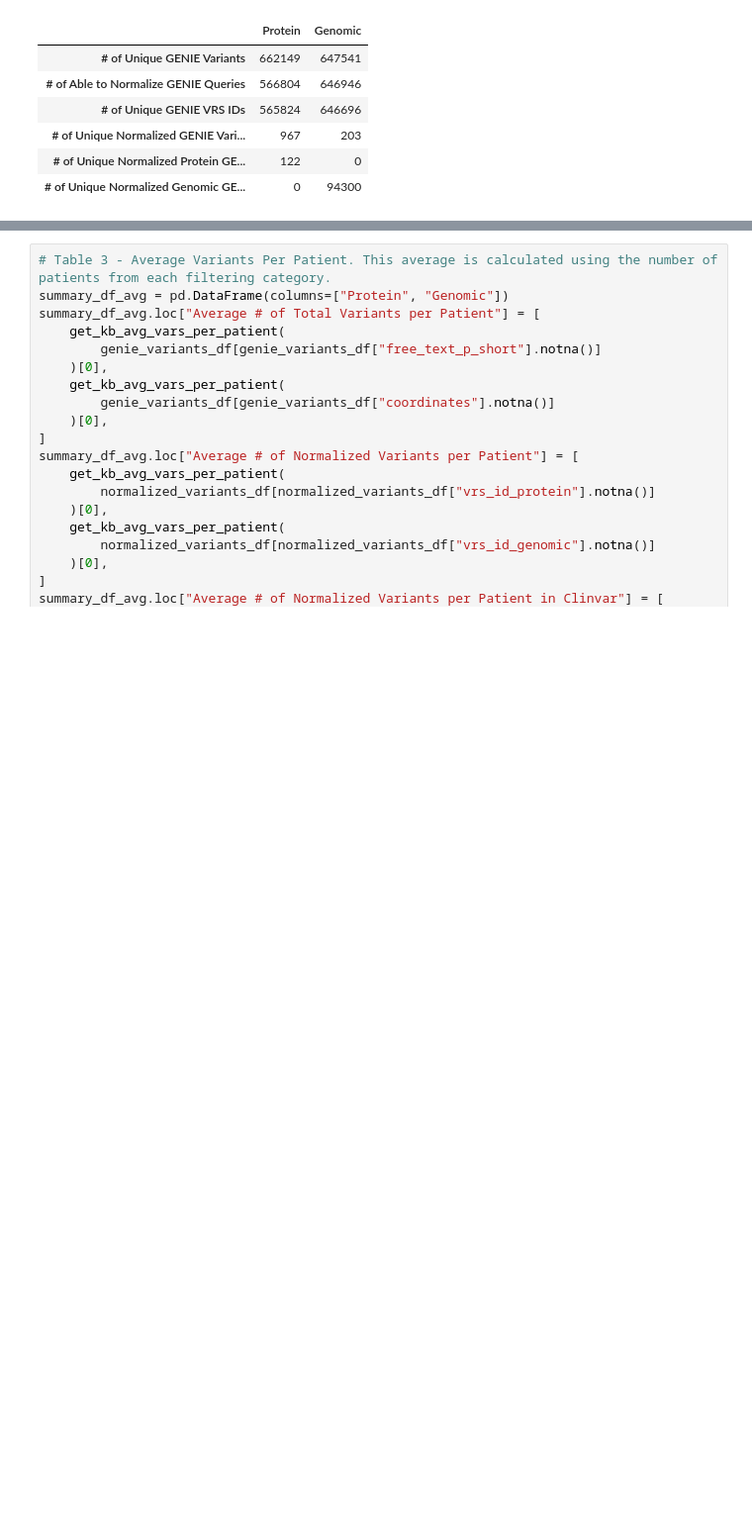
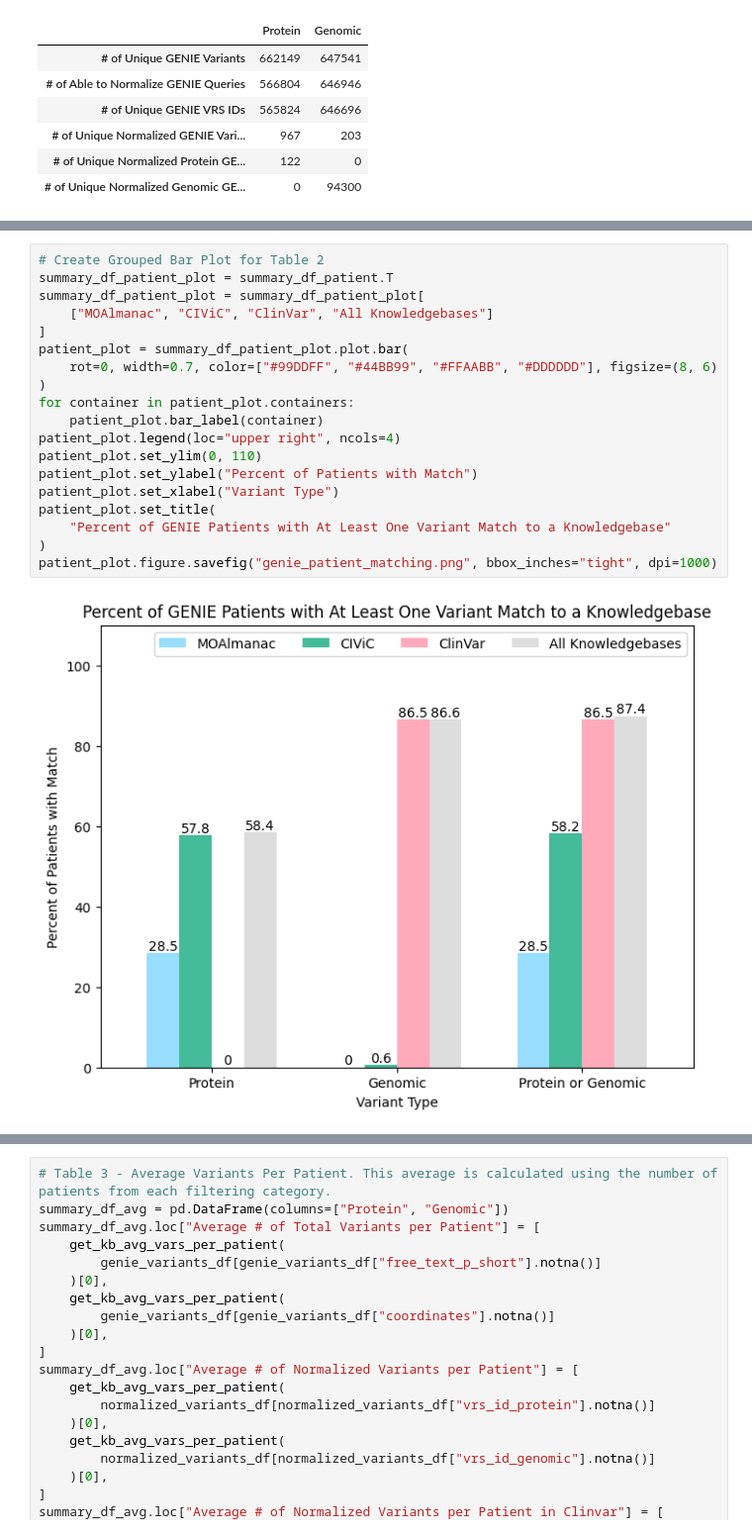
Before and after one commit to GenomicMedLab/variation-normalizer-manuscript, a Jupyter notebook: analysis/genie/variant_analysis/genie_search_analysis.ipynb, the cells around one changed output, grey strips where cells are left out. Shown at 99% size. Saved outputs shown, nothing was run; the diff lists cells and outputs as text; blank space fills up the shorter version.

```diff
--- a/analysis/genie/variant_analysis/genie_search_analysis.ipynb
+++ b/analysis/genie/variant_analysis/genie_search_analysis.ipynb
@@ -497,0 +510,21 @@ summary_df_patient
+# %%
+# Create Grouped Bar Plot for Table 2
+summary_df_patient_plot = summary_df_patient.T
+summary_df_patient_plot = summary_df_patient_plot[
+    ["MOAlmanac", "CIViC", "ClinVar", "All Knowledgebases"]
+]
+patient_plot = summary_df_patient_plot.plot.bar(
+    rot=0, width=0.7, color=["#99DDFF", "#44BB99", "#FFAABB", "#DDDDDD"], figsize=(8, 6)
+)
+for container in patient_plot.containers:
+    patient_plot.bar_label(container)
+patient_plot.legend(loc="upper right", ncols=4)
+patient_plot.set_ylim(0, 110)
+patient_plot.set_ylabel("Percent of Patients with Match")
+patient_plot.set_xlabel("Variant Type")
+patient_plot.set_title(
+    "Percent of GENIE Patients with At Least One Variant Match to a Knowledgebase"
+)
+patient_plot.figure.savefig("genie_patient_matching.png", bbox_inches="tight", dpi=1000)
+# %% [output]
+[figure, added]
```
Also changed, not shown: parts of 4 cells of this notebook, 2 other files.
